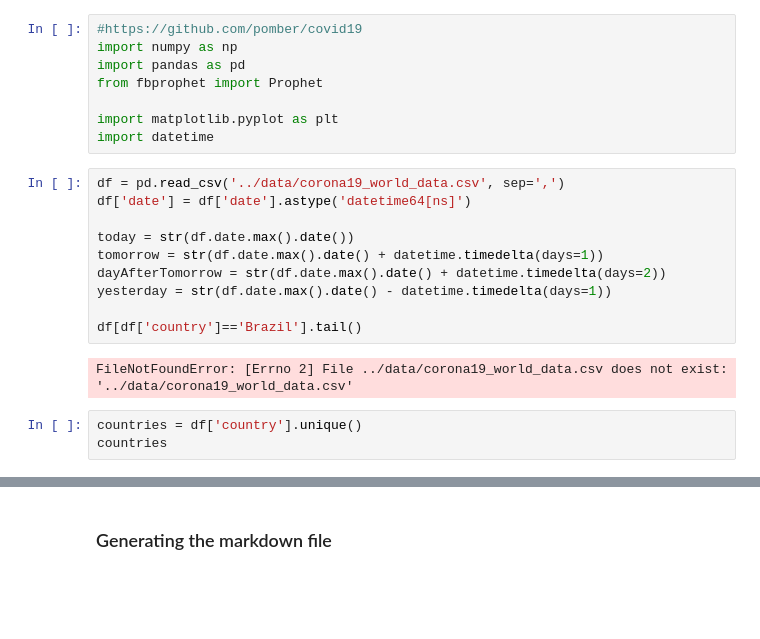
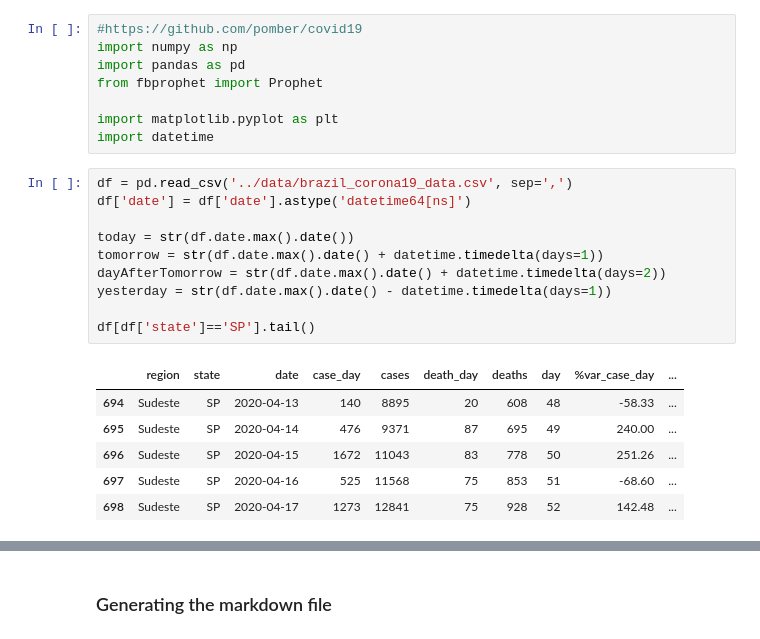
Before and after one commit to rafaelcastellar/coronavirus, a Jupyter notebook: notebooks/brazil_prediction.ipynb, the cells around one changed output, grey strips where cells are left out. Cells and saved outputs as stored; diff of their text form; blank space fills up the shorter version.

```diff
--- a/notebooks/brazil_prediction.ipynb
+++ b/notebooks/brazil_prediction.ipynb
@@ -7,17 +7,19 @@ from fbprophet import Prophet
 import matplotlib.pyplot as plt
 import datetime
 # %%
-df = pd.read_csv('../data/corona19_world_data.csv', sep=',')
+df = pd.read_csv('../data/brazil_corona19_data.csv', sep=',')
 df['date'] = df['date'].astype('datetime64[ns]')
 
 today = str(df.date.max().date())
 tomorrow = str(df.date.max().date() + datetime.timedelta(days=1))
 dayAfterTomorrow = str(df.date.max().date() + datetime.timedelta(days=2))
 yesterday = str(df.date.max().date() - datetime.timedelta(days=1))
 
-df[df['country']=='Brazil'].tail()
+df[df['state']=='SP'].tail()
 # %% [output]
-FileNotFoundError: [Errno 2] File ../data/corona19_world_data.csv does not exist: '../data/corona19_world_data.csv'
+|  | region | state | date | case_day | cases | death_day | deaths | day | %var_case_day | ... |
+| 694 | Sudeste | SP | 2020-04-13 | 140 | 8895 | 20 | 608 | 48 | -58.33 | ... |
+| 695 | Sudeste | SP | 2020-04-14 | 476 | 9371 | 87 | 695 | 49 | 240.00 | ... |
+| 696 | Sudeste | SP | 2020-04-15 | 1672 | 11043 | 83 | 778 | 50 | 251.26 | ... |
+| 697 | Sudeste | SP | 2020-04-16 | 525 | 11568 | 75 | 853 | 51 | -68.60 | ... |
+| 698 | Sudeste | SP | 2020-04-17 | 1273 | 12841 | 75 | 928 | 52 | 142.48 | ... |
-# %%
-countries = df['country'].unique()
-countries
```
Also changed, not shown: parts of 11 cells of this notebook, 36 other files.
